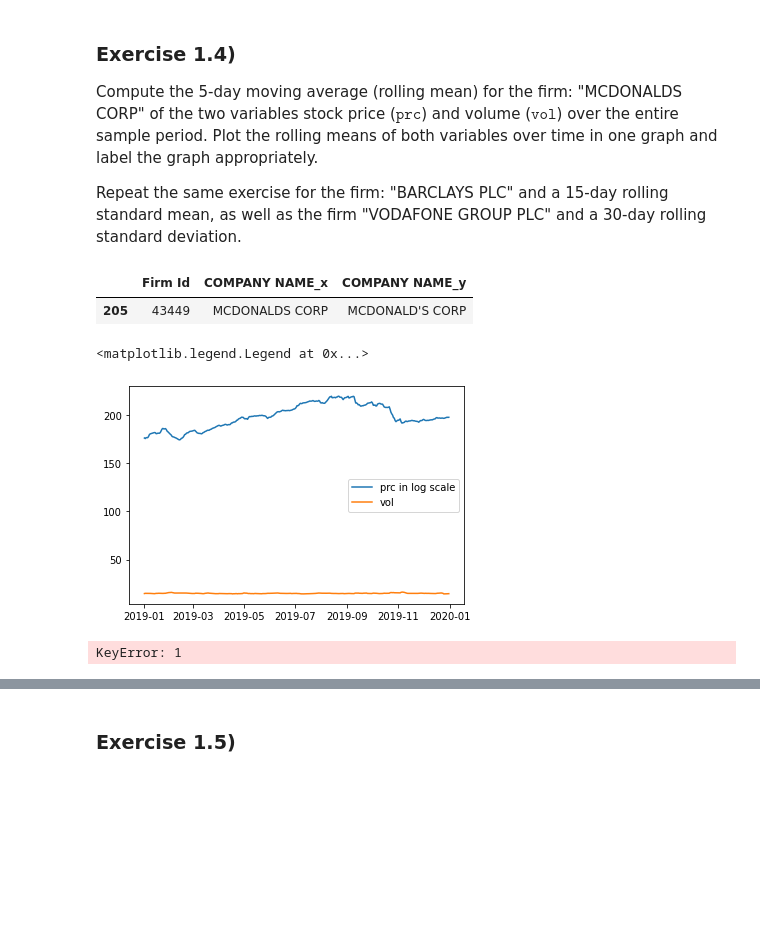
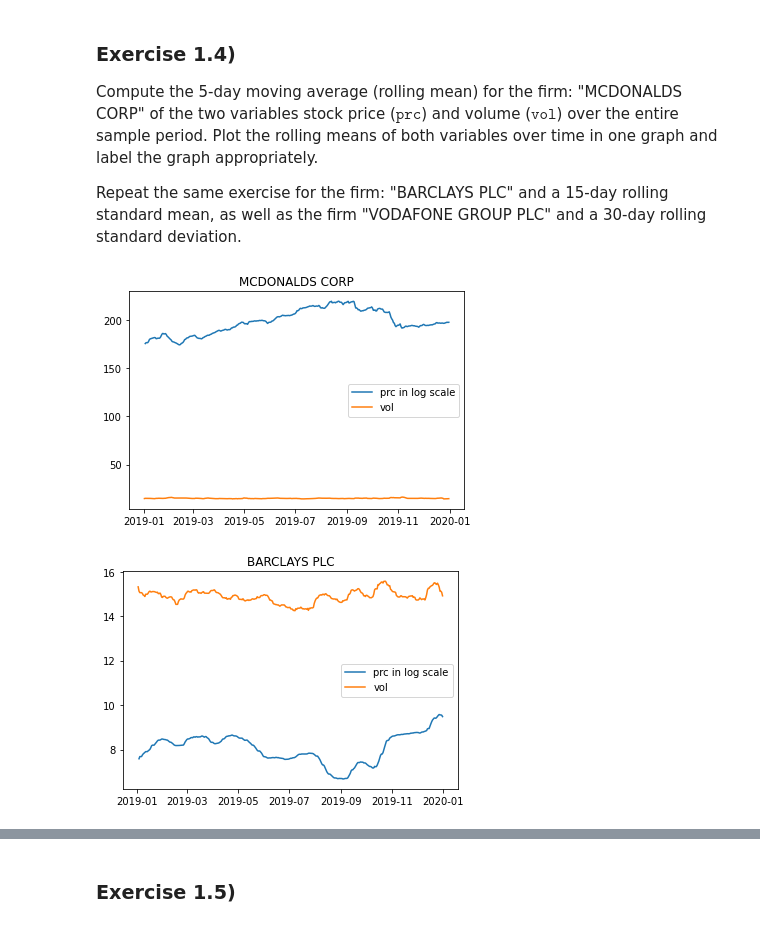
Before and after one commit to schaeferrodrigo/DataScience_practice, a Jupyter notebook: RA_test/RA/RA_test_exercises/RA_test_exercises.ipynb, the cells around one changed output, grey strips where cells are left out. Cells and saved outputs as stored; diff of their text form; code cells hidden in the pictures; blank space fills up the shorter version.

```diff
--- a/RA_test/RA/RA_test_exercises/RA_test_exercises.ipynb
+++ b/RA_test/RA/RA_test_exercises/RA_test_exercises.ipynb
@@ -144,8 +177,3 @@ additional_data.head(100)
 Compute the 5-day moving average (rolling mean) for the firm: "MCDONALDS CORP"  of the two variables stock price ($\texttt{prc}$) and volume ($\texttt{vol}$) over the entire sample period. Plot the rolling means of both variables over time in one graph and label the graph appropriately.
 
 Repeat the same exercise for  the firm: "BARCLAYS PLC" and a 15-day rolling standard mean, as well as the firm "VODAFONE GROUP PLC" and a 30-day rolling standard deviation.
-# %%
-all_companies[ (all_companies['COMPANY NAME_x'] == "MCDONALDS CORP") |(all_companies['COMPANY NAME_y'] == 'MCDONALDS CORP') ]
-# %% [output]
-|  | Firm Id | COMPANY NAME_x | COMPANY NAME_y |
-| 205 | 43449 | MCDONALDS CORP | MCDONALD'S CORP |
@@ -156,36 +180,32 @@ mc_donalds_info = mc_donalds_info.set_index('date').groupby(pd.Grouper(freq = 'D
-# %%
-import numpy as np
-
-
-MD_prc  =mc_donalds_info['prc'].rolling(5, min_periods = 1).mean()
-MD_vol =  np.log(mc_donalds_info['vol'].rolling(5, min_periods = 1).mean())
-
-index  = MD_prc.index
-
-import matplotlib.pyplot as plt
-
-plt.plot(index , MD_prc ,label = 'prc in log scale')
-plt.plot(index , MD_vol, label = 'vol' )
-plt.legend()
-# %% [output]
-<matplotlib.legend.Legend at 0x...>
-[figure, removed]
 # %%
-def rolling(company, days):
-    restric = all_companies[ (all_companies['COMPANY NAME_x'] == company) |(all_companies['COMPANY NAME_y'] == company)]
-    id_f = np.array(restric['Firm Id'])
-    co_info =additional_data[ additional_data['Firm Id'] == id_f]
+def prc_vol_RollAvg(company, days):
+    '''variables:
+    company - company name, type: string;
+    days - interval of days to be colcalutared the average, type: int;
+
+    plot prc and vol
+
+    '''
+    #check id value
+    check_id = all_companies[ (all_companies['COMPANY NAME_s'] == company) |(all_companies['COMPANY NAME_b'] == company)]
+    id_f = np.array(check_id['Firm Id'].iloc[0])
+
+    co_info = additional_data[ additional_data['Firm Id'] == id_f]
     co_info = co_info.set_index('date').groupby(pd.Grouper(freq = 'D')).mean()
-    CO_prc  =co_info['prc'].rolling(days, min_periods = days/2).mean()
-    CO_vol =  np.log(co_info['vol'].rolling(days, min_periods = days/2).mean())
+    CO_prc  =co_info['prc'].rolling(days, min_periods = 2).mean()
+    CO_vol =  np.log(co_info['vol'].rolling(days, min_periods = 1).mean())
 
     index  = CO_prc.index
 
-    plt.plot(index , MD_prc ,label = 'prc in log scale')
-    plt.plot(index , MD_vol, label = 'vol' )
+    plt.plot(index , CO_prc ,label = 'prc in log scale')
+    plt.plot(index , CO_vol, label = 'vol' )
     plt.legend()
     plt.title(company)
+# %%
+prc_vol_RollAvg('MCDONALDS CORP', 5)
+# %% [output]
+[figure, added]
 # %%
-rolling('BARCLAYS PLC', 15)
+prc_vol_RollAvg('BARCLAYS PLC', 15)
 # %% [output]
-KeyError: 1
+[figure, added]
```
Also changed, not shown: parts of 20 cells of this notebook, 4 other files.
